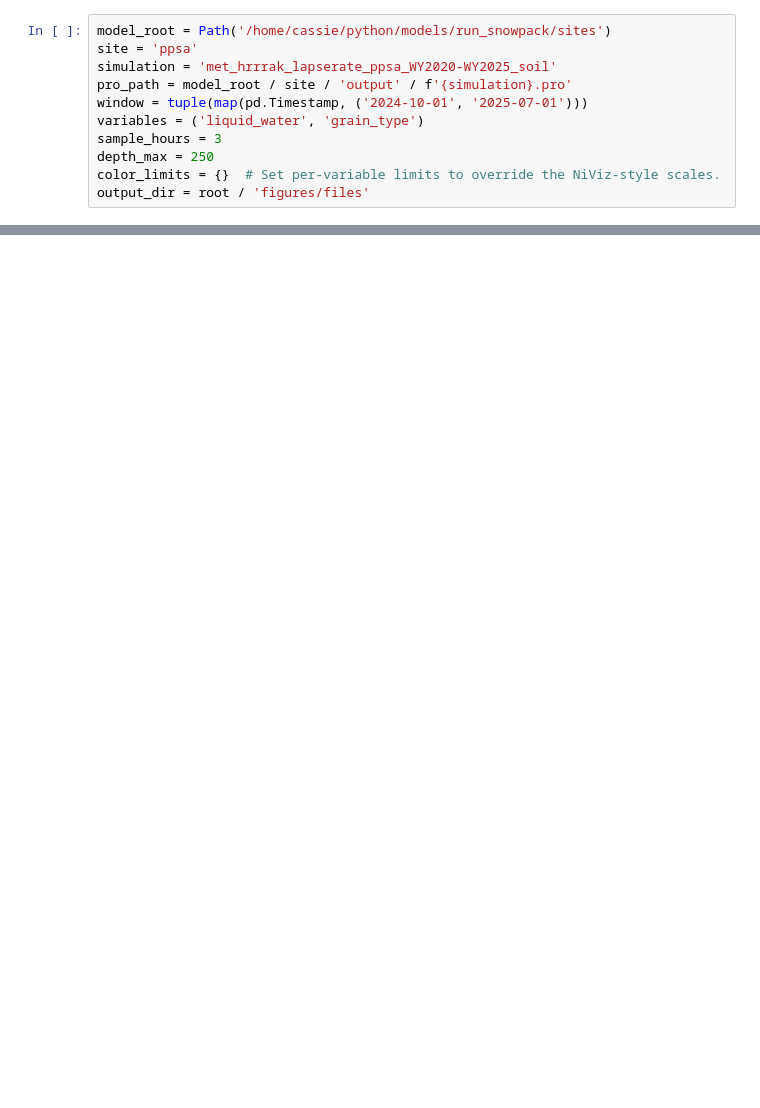
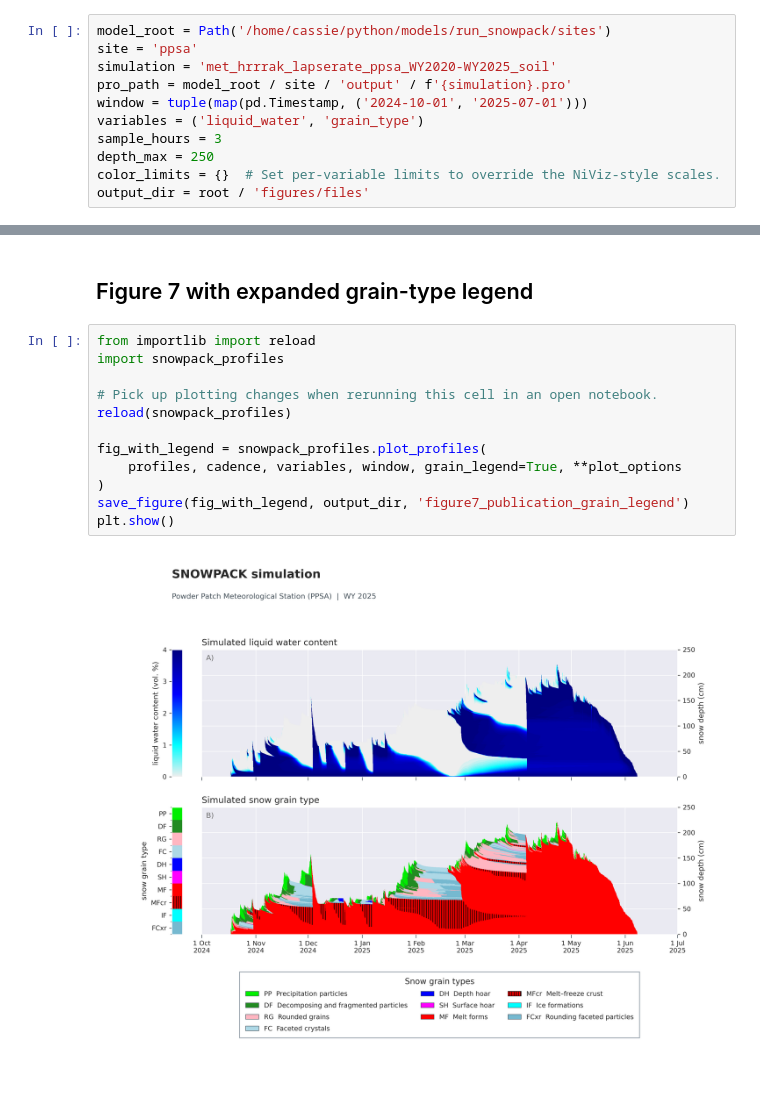
Before and after one commit to cassielumbrazo/juneau_snow_modeling_manuscript, a Jupyter notebook: figures/notebooks/figure7_publication.ipynb, the cells around one changed output, grey strips where cells are left out. Drawn from its saved outputs; the diff is of its cells as text; blank space fills up the shorter version.

```diff
--- a/figures/notebooks/figure7_publication.ipynb
+++ b/figures/notebooks/figure7_publication.ipynb
@@ -45,0 +51,16 @@ plt.show()
+# %% [markdown]
+## Figure 7 with expanded grain-type legend
+# %%
+from importlib import reload
+import snowpack_profiles
+
+# Pick up plotting changes when rerunning this cell in an open notebook.
+reload(snowpack_profiles)
+
+fig_with_legend = snowpack_profiles.plot_profiles(
+    profiles, cadence, variables, window, grain_legend=True, **plot_options
+)
+save_figure(fig_with_legend, output_dir, 'figure7_publication_grain_legend')
+plt.show()
+# %% [output]
+[figure, added]
```
Also changed, not shown: parts of 2 cells of this notebook, 27 other files.
